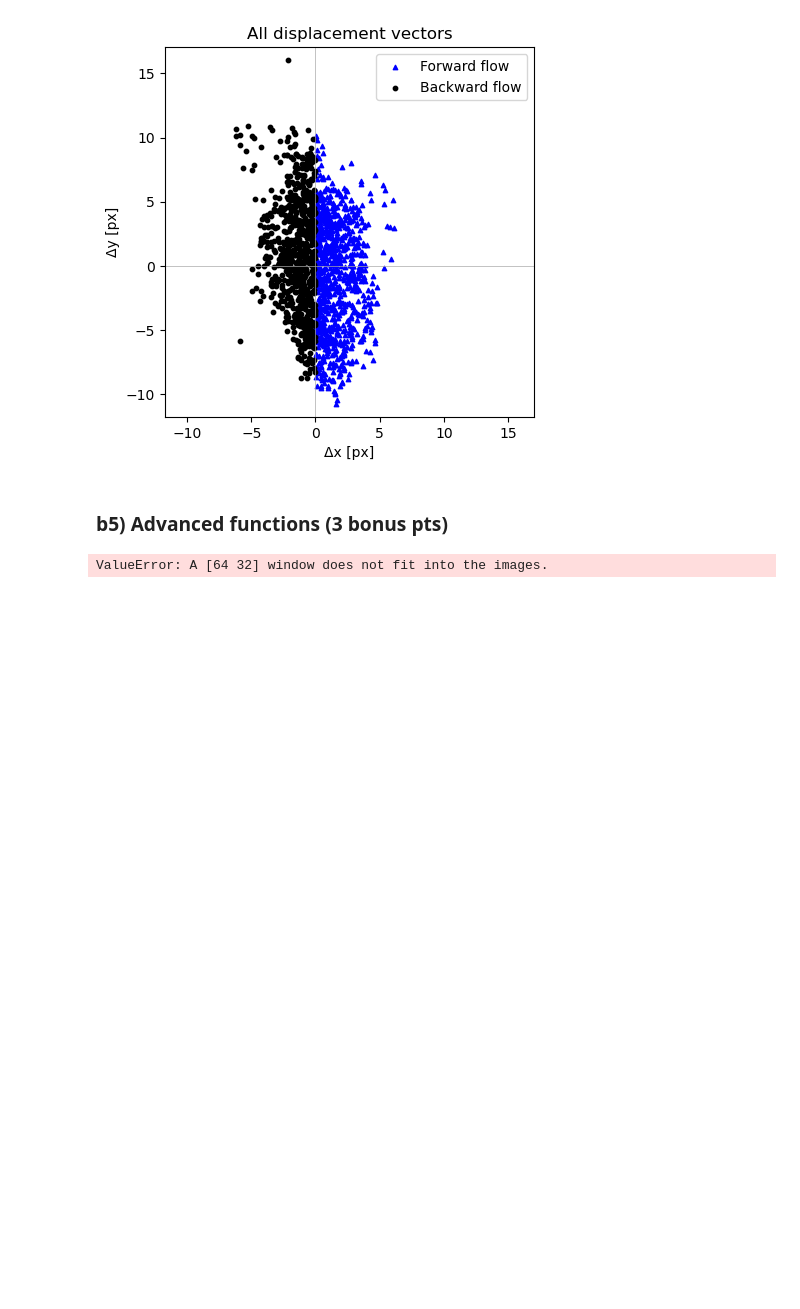
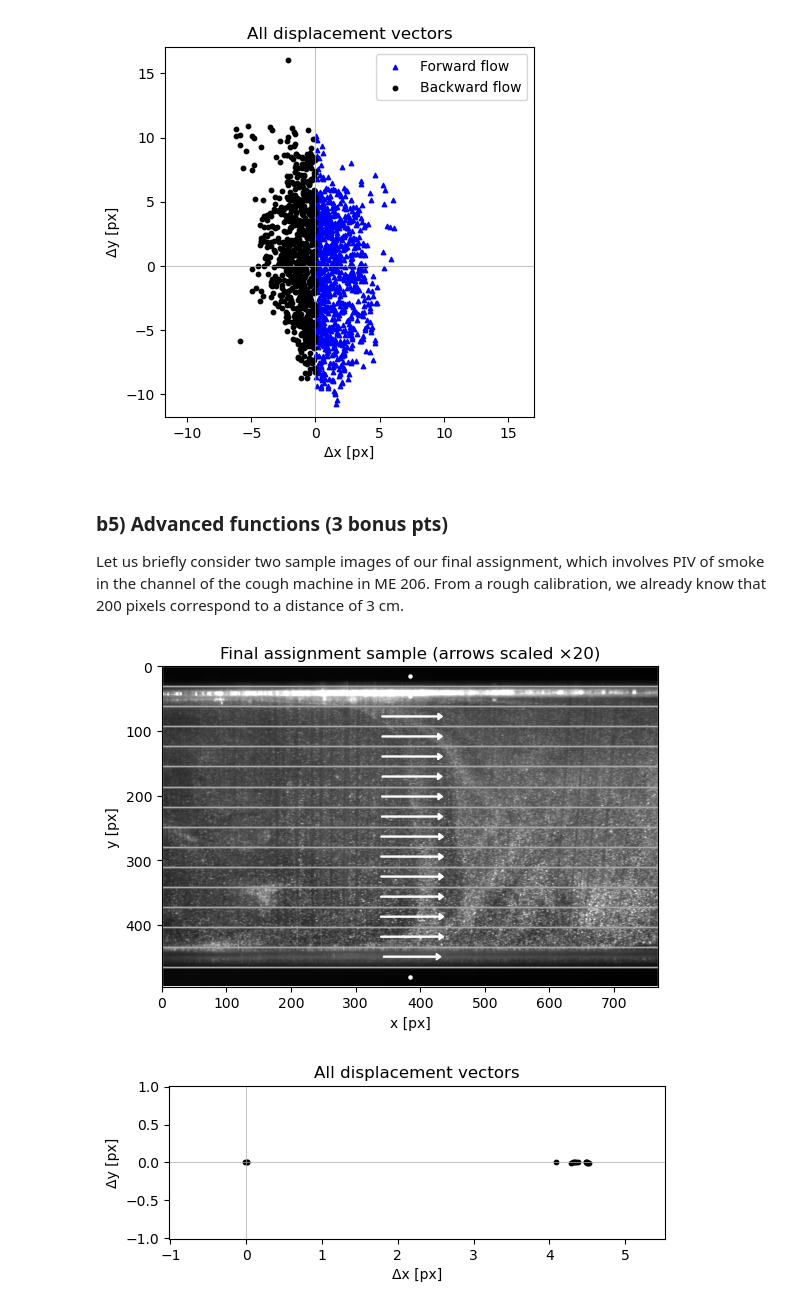
Before and after one commit to TFLVerouden/ETPoF, a Jupyter notebook: HW4/ETPoF_HW4.ipynb, the cells around one changed output. Cells and saved outputs as stored; diff of their text form; code cells hidden in the pictures; blank space fills up the shorter version.

```diff
--- a/HW4/ETPoF_HW4.ipynb
+++ b/HW4/ETPoF_HW4.ipynb
@@ -655,11 +649,22 @@ displacements, coordinates = piv.simple_piv(images_sets[0], 25, plot=True, plt_f
 [figure]
 # %% [markdown]
 ### b5) **Advanced functions** (3 bonus pts)
+Let us briefly consider two sample images of our final assignment, which involves PIV of smoke in the channel of the cough machine in ME 206. From a rough calibration, we already know that 200 pixels correspond to a distance of 3 cm.
 # %%
 # Load the example images of the final assignment
-images = piv.read_image_directory('PIVimages_final/', image_type='tif')
+images = piv.read_image_directory('PIVimages_final/', '240404', image_type='tif')
+
+plot_params = {'arrow_scale':            20,
+               'plot_windows':           True,
+               'title':                  'Final assignment sample',
+               'background':             images[0],
+               'arrow_color':            'white',
+               'zero_displ_thr':         0.1}
 
 # Try simple PIV
-displacements, coordinates = piv.simple_piv(images, (64,32), plot=False)
+displacements, coordinates = piv.simple_piv(
+        images, (31,768),
+        plot=True, plt_flow_params=plot_params, plt_disp_params=plot_params)
 # %% [output]
-ValueError: A [64 32] window does not fit into the images.
+[figure, added]
+[figure, added]
```
Also changed, not shown: parts of 11 cells of this notebook, 4 other files.
